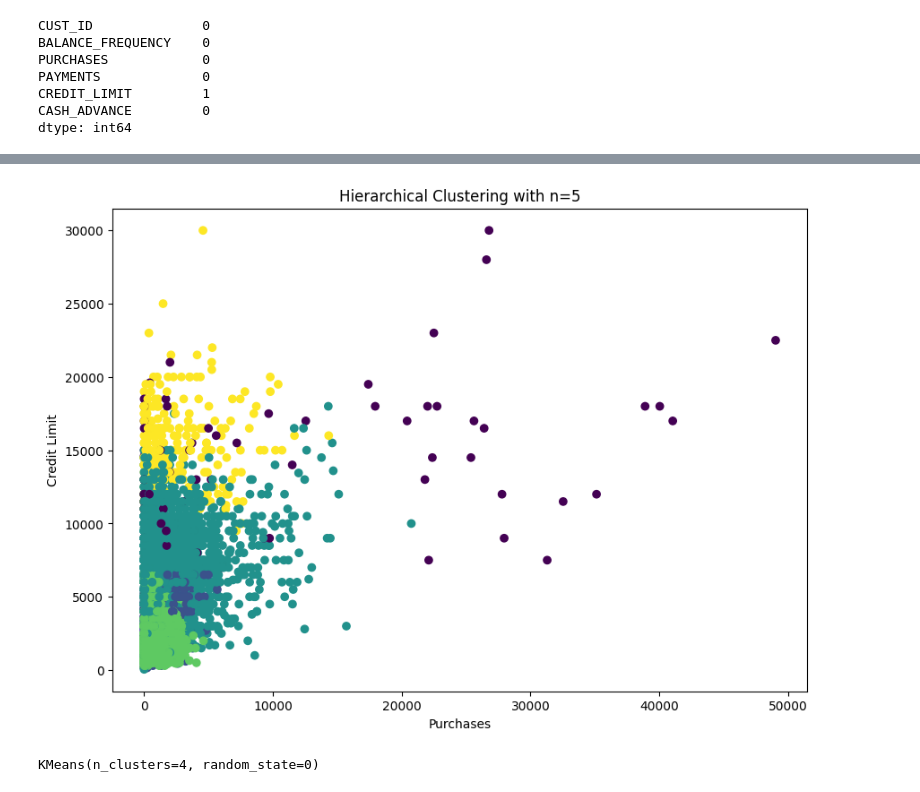
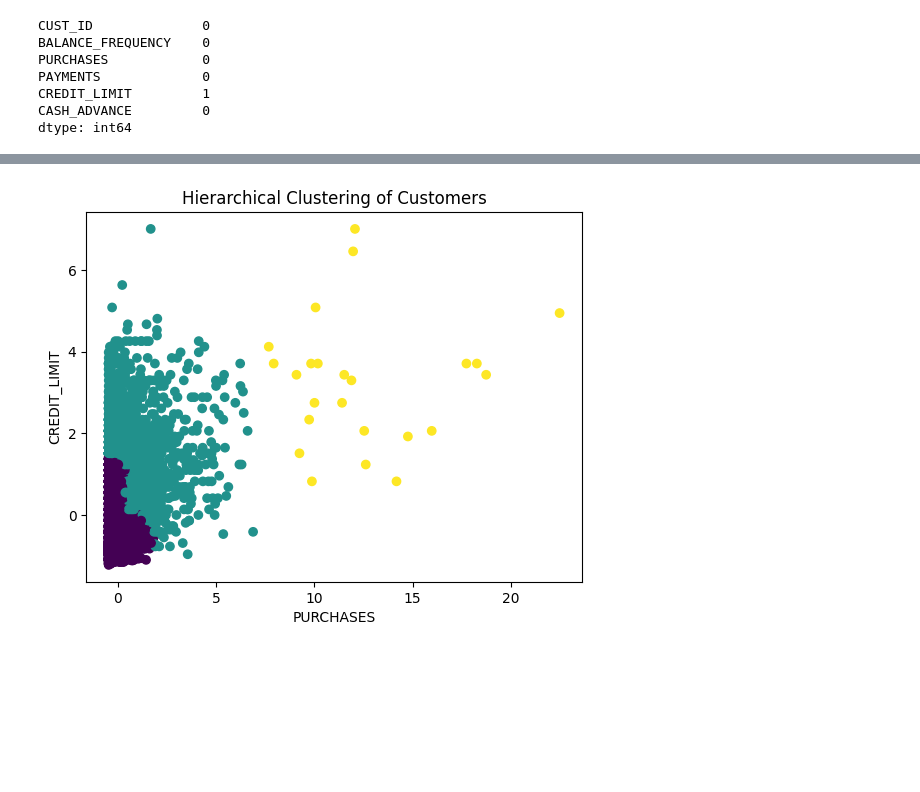
Before and after one commit to classical16/gomycode, a Jupyter notebook: unsupervised_learning_;_clustering.ipynb, the cells around one changed output, grey strips where cells are left out. Drawn from its saved outputs; the diff is of its cells as text; code cells hidden in the pictures; blank space fills up the shorter version.

```diff
--- a/unsupervised_learning_;_clustering.ipynb
+++ b/unsupervised_learning_;_clustering.ipynb
@@ -46,3 +78,0 @@ from sklearn.preprocessing import LabelEncoder
-# %%
-encoder = LabelEncoder()
-data['CUST_ID'] = encoder.fit_transform(data['CUST_ID'])
@@ -51,0 +121,8 @@ import matplotlib.pyplot as plt
+# %%
+data = data[['PURCHASES', 'CREDIT_LIMIT']]
+# %%
+scaler = StandardScaler()
+data_scaled = scaler.fit_transform(data)
+# %%
+cluster = AgglomerativeClustering(n_clusters=3, affinity='euclidean', linkage='ward')
+clusters = cluster.fit_predict(data_scaled)
@@ -66,15 +146,8 @@ data['h_clusters'] = y_pred
 # %%
-plt.figure(figsize=(10, 7))
-plt.scatter(data['PURCHASES'], data['CREDIT_LIMIT'], c=data['h_clusters'], cmap='viridis')
-plt.xlabel('Purchases')
-plt.ylabel('Credit Limit')
-plt.title('Hierarchical Clustering with n=5')
+plt.scatter(data_scaled[:, 0], data_scaled[:, 1], c=clusters, cmap='viridis')
+plt.xlabel('PURCHASES')
+plt.ylabel('CREDIT_LIMIT')
+plt.title('Hierarchical Clustering of Customers')
 plt.show()
 # %% [output]
-[figure, old version]
+[figure, new version]
-# %%
-from sklearn.cluster import KMeans
-kmeans = KMeans(n_clusters=4, random_state=0)
-kmeans.fit(scaled_features)
-# %% [output]
-KMeans(n_clusters=4, random_state=0)
```
Also changed, not shown: parts of 29 cells of this notebook.
